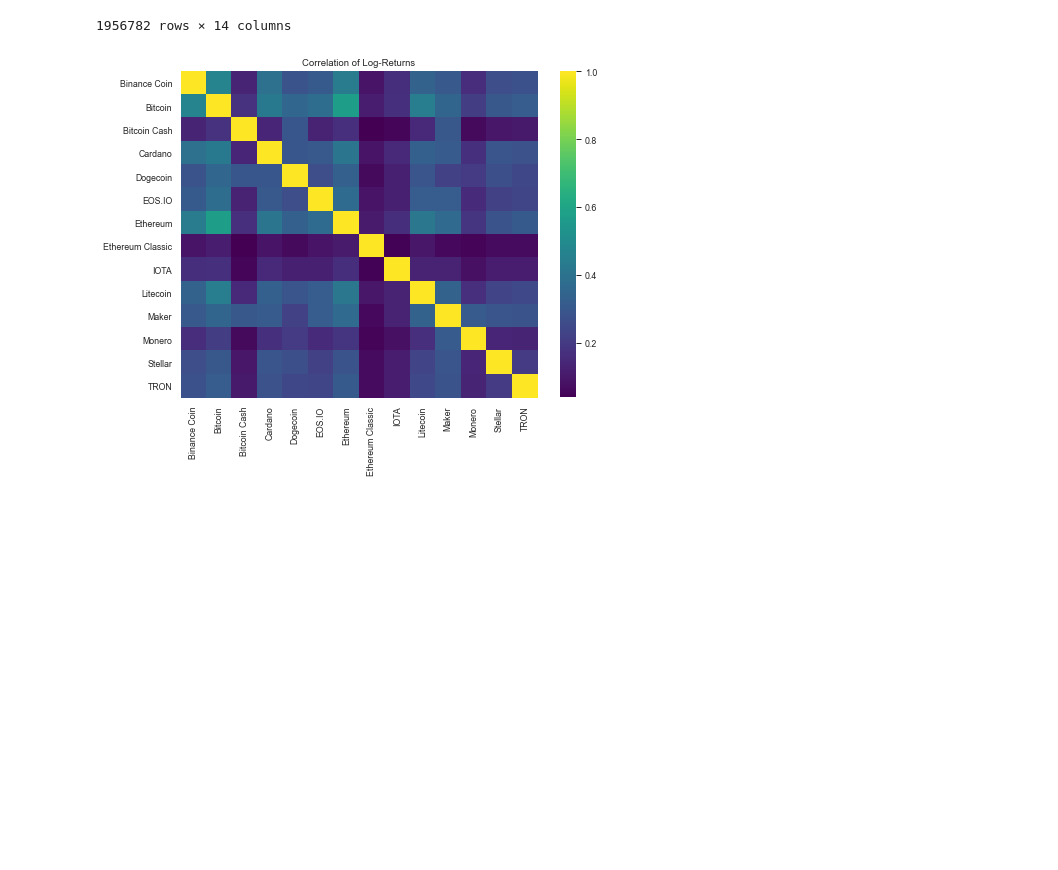
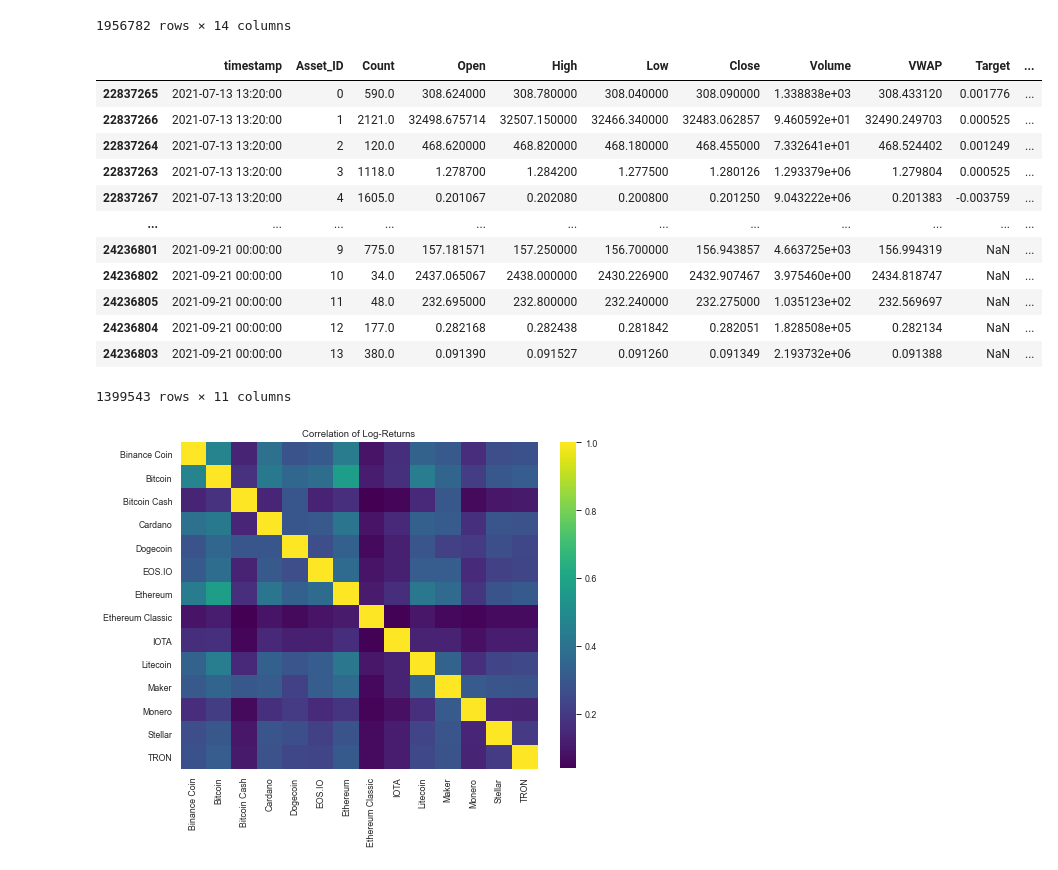
Before and after one commit to wesleyyuan17/STAT5242-Project, a Jupyter notebook: src/scratch/data_exploration.ipynb, the cells around one changed output. Drawn from its saved outputs; the diff is of its cells as text; code cells hidden in the pictures; blank space fills up the shorter version.

Commit message:
created filtered data

```diff
--- a/src/scratch/data_exploration.ipynb
+++ b/src/scratch/data_exploration.ipynb
@@ -128,6 +128,26 @@ log_returns_by_asset
 | 2021-09-20 23:59:00 | 0.006217 | 0.004433 | 0.006913 | 0.007448 | 0.008783 | 0.005493 | 0.006670 | 0.005138 | ... |
 | 2021-09-21 00:00:00 | -0.000981 | -0.000343 | -0.002709 | -0.000514 | -0.001569 | -0.000713 | -0.001542 | -0.000206 | ... |
 1956782 rows × 14 columns
+# %%
+accepted_timestamps = sorted(data['timestamp'].unique())[-100000:]
+# %%
+accepted_timestamp_threshold = accepted_timestamps[0]
+# %%
+data[data['timestamp'] > accepted_timestamp_threshold]
+# %% [output]
+|  | timestamp | Asset_ID | Count | Open | High | Low | Close | Volume | VWAP | Target | ... |
+| 22837265 | 2021-07-13 13:20:00 | 0 | 590.0 | 308.624000 | 308.780000 | 308.040000 | 308.090000 | 1.338838e+03 | 308.433120 | 0.001776 | ... |
+| 22837266 | 2021-07-13 13:20:00 | 1 | 2121.0 | 32498.675714 | 32507.150000 | 32466.340000 | 32483.062857 | 9.460592e+01 | 32490.249703 | 0.000525 | ... |
+| 22837264 | 2021-07-13 13:20:00 | 2 | 120.0 | 468.620000 | 468.820000 | 468.180000 | 468.455000 | 7.332641e+01 | 468.524402 | 0.001249 | ... |
+| 22837263 | 2021-07-13 13:20:00 | 3 | 1118.0 | 1.278700 | 1.284200 | 1.277500 | 1.280126 | 1.293379e+06 | 1.279804 | 0.000525 | ... |
+| 22837267 | 2021-07-13 13:20:00 | 4 | 1605.0 | 0.201067 | 0.202080 | 0.200800 | 0.201250 | 9.043222e+06 | 0.201383 | -0.003759 | ... |
+| ... | ... | ... | ... | ... | ... | ... | ... | ... | ... | ... | ... |
+| 24236801 | 2021-09-21 00:00:00 | 9 | 775.0 | 157.181571 | 157.250000 | 156.700000 | 156.943857 | 4.663725e+03 | 156.994319 | NaN | ... |
+| 24236802 | 2021-09-21 00:00:00 | 10 | 34.0 | 2437.065067 | 2438.000000 | 2430.226900 | 2432.907467 | 3.975460e+00 | 2434.818747 | NaN | ... |
+| 24236805 | 2021-09-21 00:00:00 | 11 | 48.0 | 232.695000 | 232.800000 | 232.240000 | 232.275000 | 1.035123e+02 | 232.569697 | NaN | ... |
+| 24236804 | 2021-09-21 00:00:00 | 12 | 177.0 | 0.282168 | 0.282438 | 0.281842 | 0.282051 | 1.828508e+05 | 0.282134 | NaN | ... |
+| 24236803 | 2021-09-21 00:00:00 | 13 | 380.0 | 0.091390 | 0.091527 | 0.091260 | 0.091349 | 2.193732e+06 | 0.091388 | NaN | ... |
+1399543 rows × 11 columns
 # %%
 sns.set_style('darkgrid')
 sns.set_context('paper')
```
Also changed, not shown: 3 other files.
